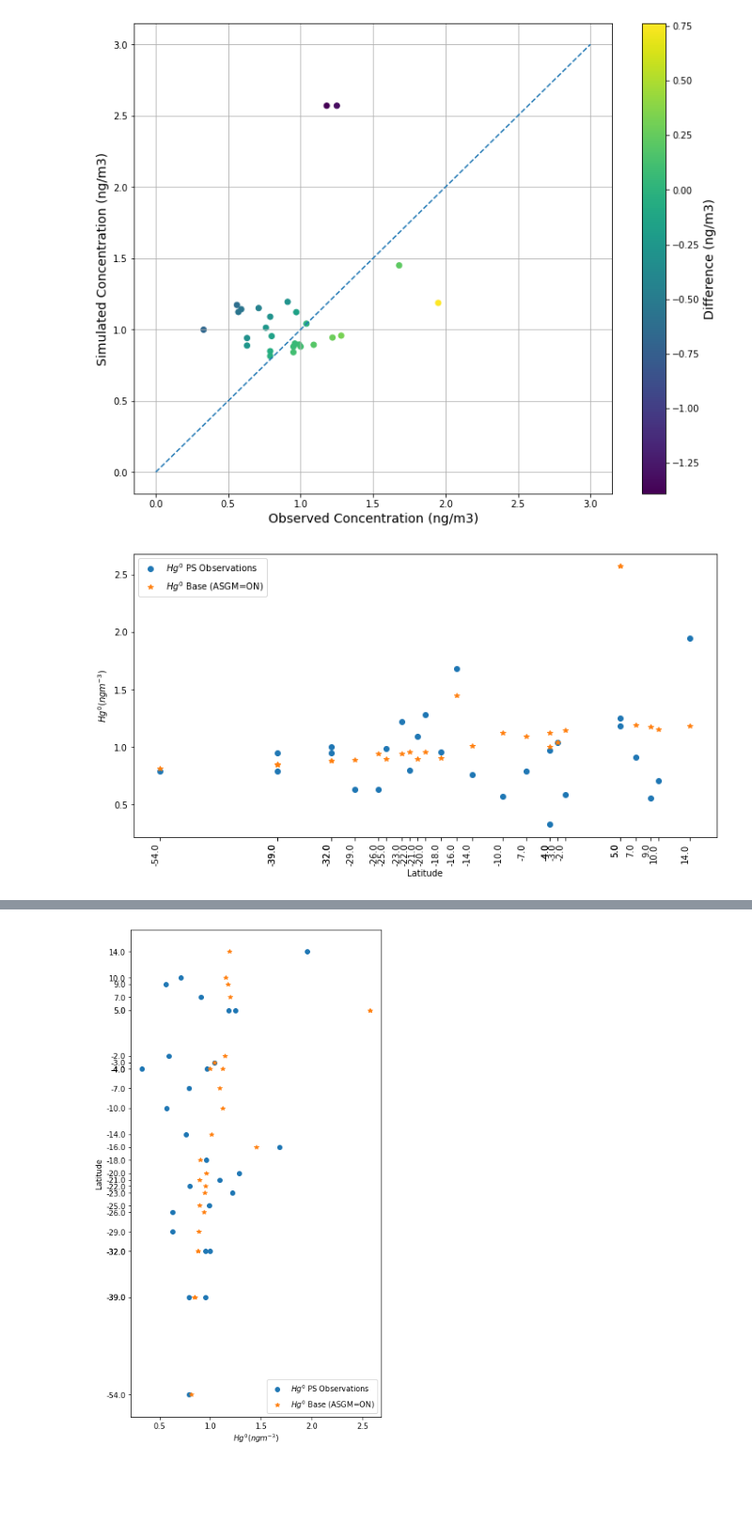
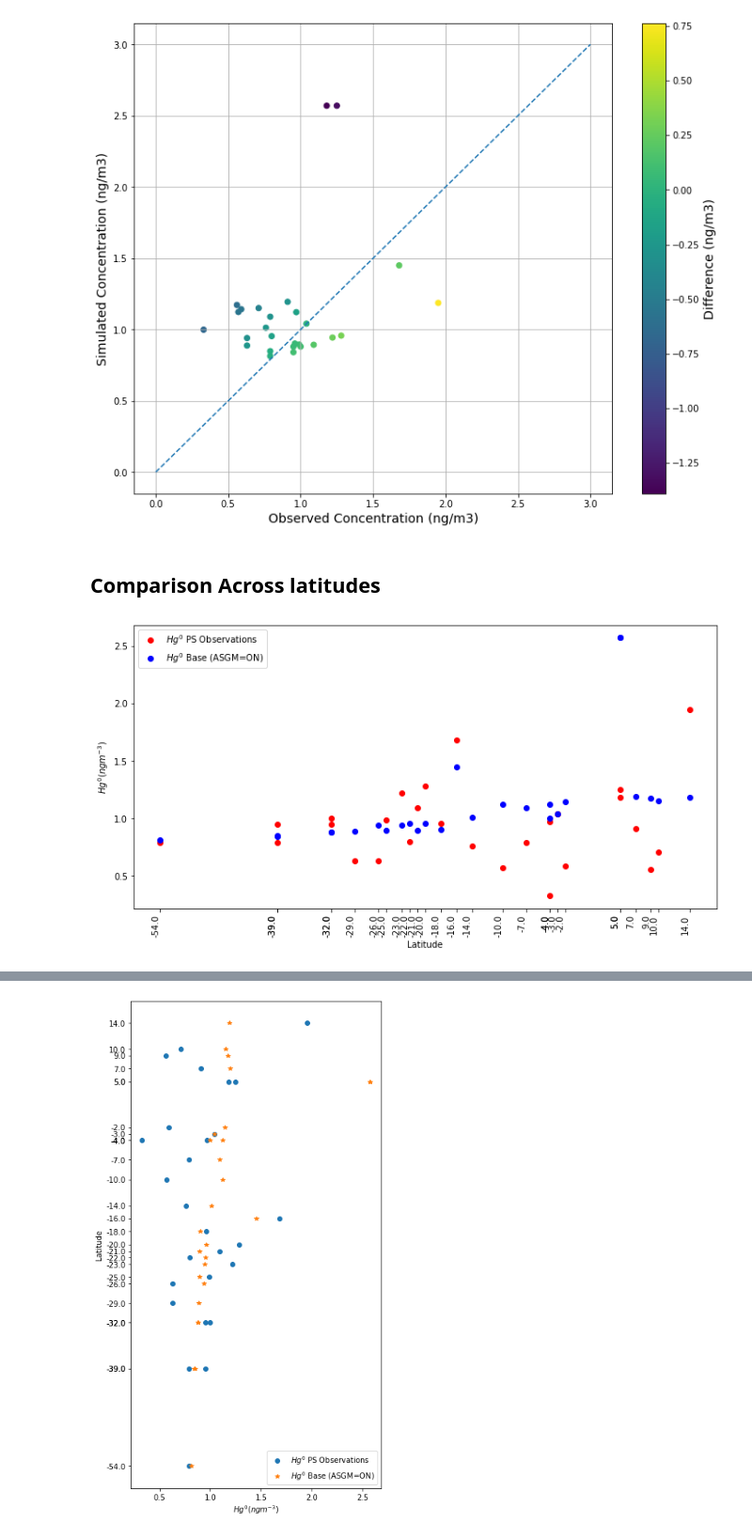
Before and after one commit to Shakes-tzd/MIT_TPP_thesis, a Jupyter notebook: JPnotebooks/LATAM_Passive_Sampler_Data_Analysis/Latam Tracer Concentrations Plots-2015.ipynb, the cells around one changed output, grey strips where cells are left out. Shown at 94% size. Drawn from its saved outputs; the diff is of its cells as text; code cells hidden in the pictures; blank space fills up the shorter version.

```diff
--- a/JPnotebooks/LATAM_Passive_Sampler_Data_Analysis/Latam Tracer Concentrations Plots-2015.ipynb
+++ b/JPnotebooks/LATAM_Passive_Sampler_Data_Analysis/Latam Tracer Concentrations Plots-2015.ipynb
@@ -909,3 +879,5 @@ df_passiveNgc=pd.read_csv('/home/tzd/fs03/d1/tzd/Data_analysis/MIT_TPP_thesis/fi
+# %% [markdown]
+## Comparison Across latitudes
 # %%
 df_passiveNgc['LATI']=df_passiveNgc['LATI'].round()
 # %%
@@ -916,34 +888,34 @@ for item in df_passiveNgc['LATI'].drop(index=26):
 # %%
 def legend_without_duplicate_labels(ax):
     handles, labels = ax.get_legend_handles_labels()
     unique = [(h, l) for i, (h, l) in enumerate(zip(handles, labels)) if l not in labels[:i]]
     ax.legend(*zip(*unique))
 
 labels = Latitude
 Hg0obs = df_passiveNgc['OBS'].drop(index=26)
 Hg0_GC = df_passiveNgc['GChe'].drop(index=26)
 
 x = Latitude  # the label locations
 
 
 fig, ax = plt.subplots(figsize=[12,6])
-rects1 = ax.plot(x,Hg0obs,'o', label='$Hg^0$ PS Observations')
-rects2 = ax.plot(x,Hg0_GC,'*', label='$Hg^0$ Base (ASGM=ON)')
+rects1 = ax.plot(x,Hg0obs,'o', c='red',label='$Hg^0$ PS Observations')
+rects2 = ax.plot(x,Hg0_GC,'o', c='blue',label='$Hg^0$ Base (ASGM=ON)')
 
 
 # Add some text for labels, title and custom x-axis tick labels, etc.
 ax.set_ylabel('$Hg^0 (ngm^{-3})$')
 #ax.set_title('Comparison between observed $Hg^0$ annual averages and GEOS Chem $Hg^0$ annual averages in South America ')
 ax.set_xticks(x)
 ax.set_xticklabels(labels,rotation=90, fontsize=10,ha='right')
 #plt.xticks(x, labels, rotation='vertical')
 #ax.legend()
 ax.set_xlabel('Latitude')
 legend_without_duplicate_labels(ax)
-name='Passive Sampler vs Model Latitude'
+name='06-12-22_pas_vs_model_Hg0-per-year_by-latitude_001'
 savepath='/home/tzd/fs03/d1/tzd/Data_analysis/MIT_TPP_thesis/figures/Passive_Samplers/'+name+'.pdf'
 fig.savefig(savepath,bbox_inches='tight')
 
 plt.show()
 # %% [output]
-[figure, old version]
+[figure, new version]
```
Also changed, not shown: parts of 11 cells of this notebook, 4 other files.
